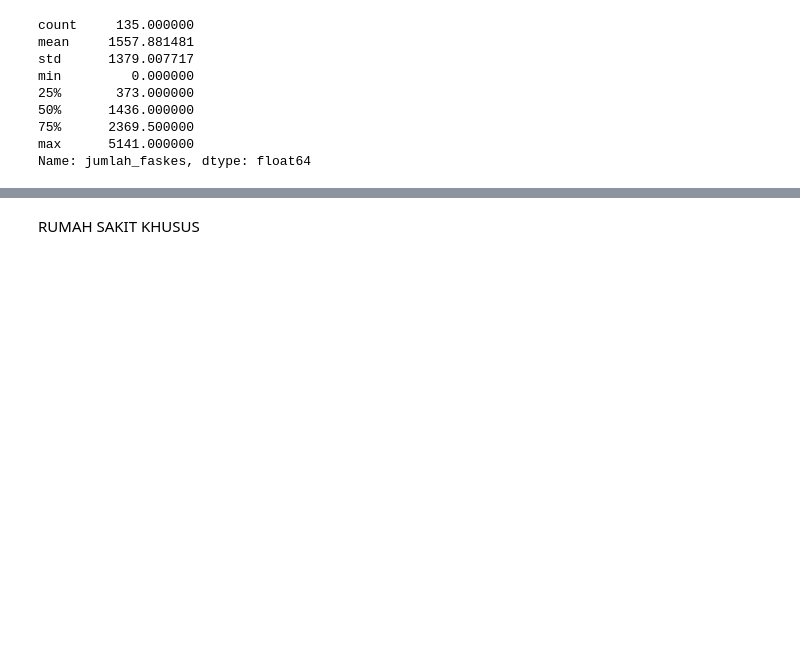
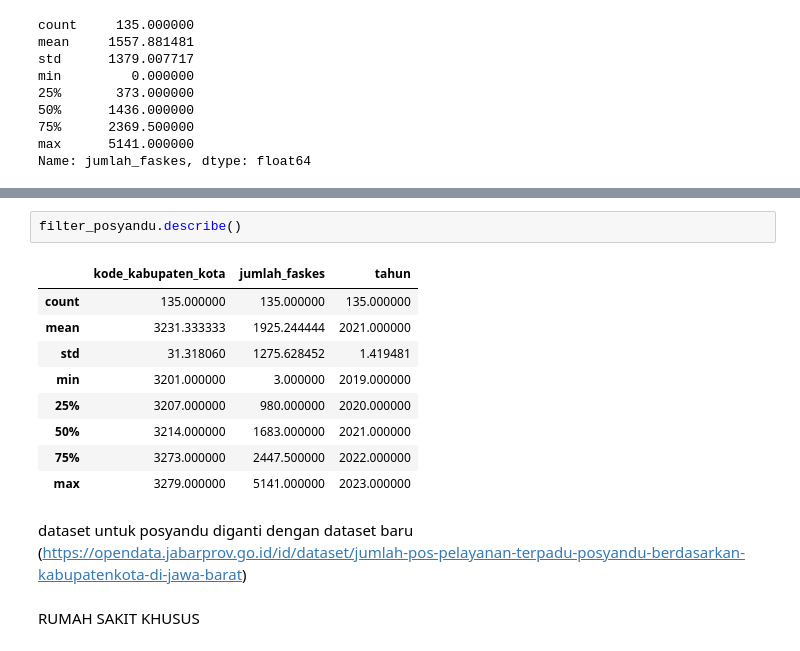
Before and after one commit to alipa97/Data_Mining_Tugas_1_Kel-1_C-1, a Jupyter notebook: Data_Mining_1.ipynb, the cells around one changed output, grey strips where cells are left out. Saved outputs shown, nothing was run; the diff lists cells and outputs as text; blank space fills up the shorter version.

```diff
--- a/Data_Mining_1.ipynb
+++ b/Data_Mining_1.ipynb
@@ -598,3 +639,17 @@ Name: jumlah_faskes, dtype: float64
+# %%
+filter_posyandu.describe()
+# %% [output]
+|  | kode_kabupaten_kota | jumlah_faskes | tahun |
+| count | 135.000000 | 135.000000 | 135.000000 |
+| mean | 3231.333333 | 1925.244444 | 2021.000000 |
+| std | 31.318060 | 1275.628452 | 1.419481 |
+| min | 3201.000000 | 3.000000 | 2019.000000 |
+| 25% | 3207.000000 | 980.000000 | 2020.000000 |
+| 50% | 3214.000000 | 1683.000000 | 2021.000000 |
+| 75% | 3273.000000 | 2447.500000 | 2022.000000 |
+| max | 3279.000000 | 5141.000000 | 2023.000000 |
+# %% [markdown]
+dataset untuk posyandu diganti dengan dataset baru (https://opendata.jabarprov.go.id/id/dataset/jumlah-pos-pelayanan-terpadu-posyandu-berdasarkan-kabupatenkota-di-jawa-barat)
 # %% [markdown]
 RUMAH SAKIT KHUSUS
 # %%
```
Also changed, not shown: parts of 6 cells of this notebook, 1 other file.
